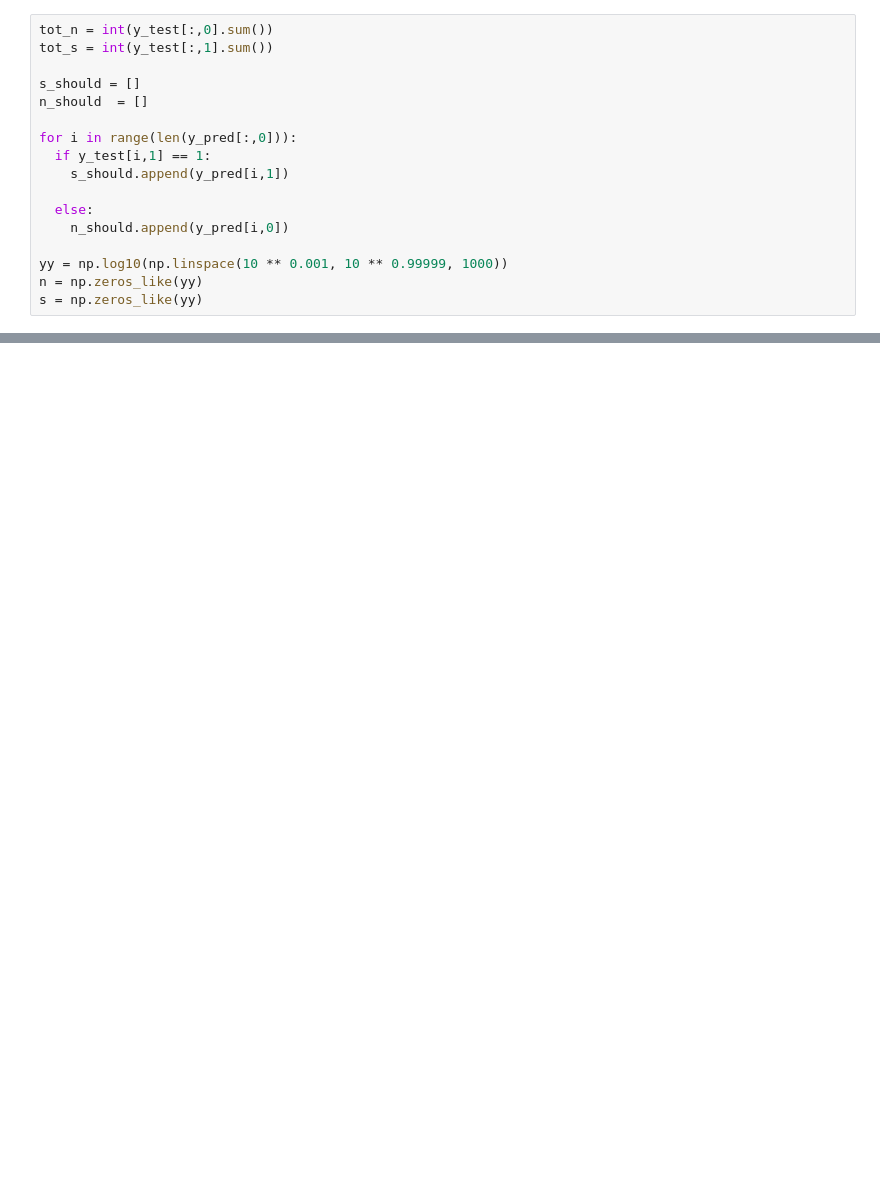
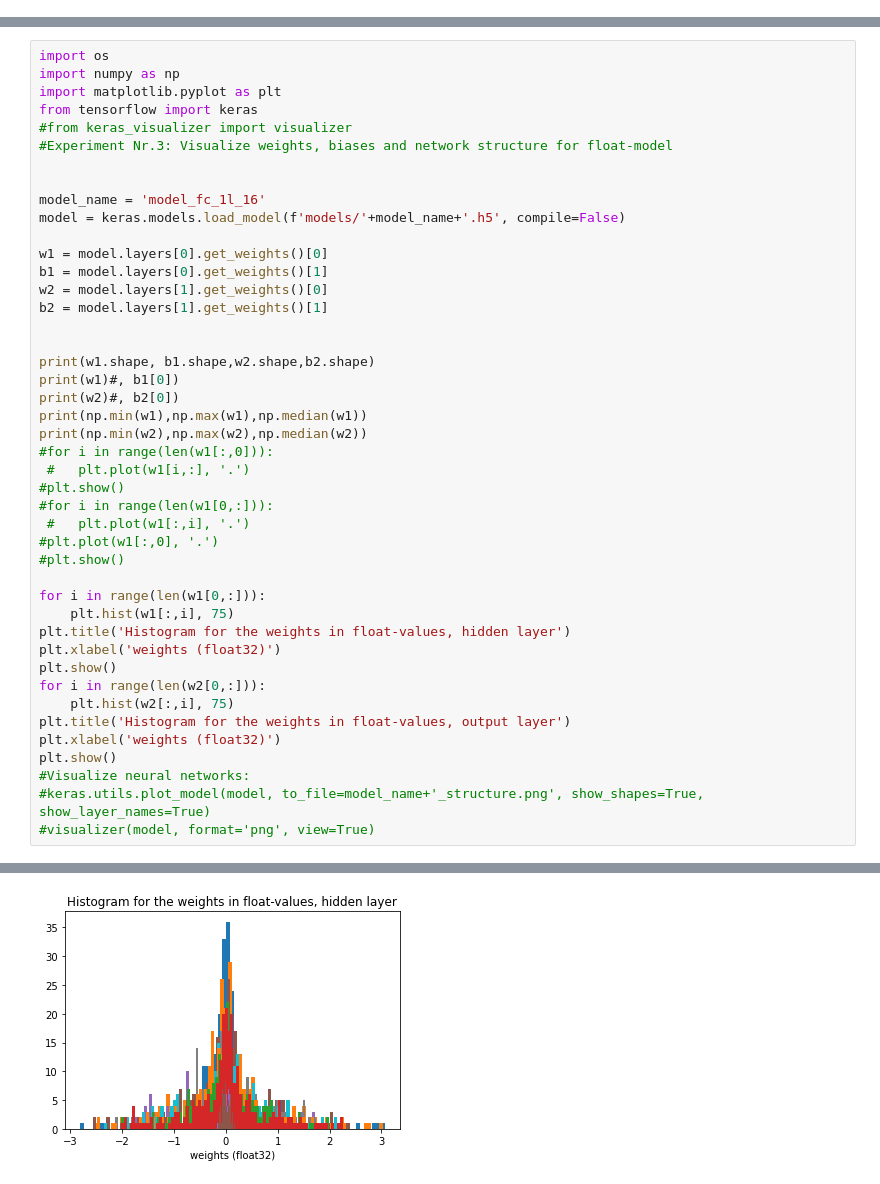
Before and after one commit to luca-rigon/Intelligent-trigger, a Jupyter notebook: experiments2.ipynb, the cells around one changed output, grey strips where cells are left out. Drawn from its saved outputs; the diff is of its cells as text; blank space fills up the shorter version.

```diff
--- a/experiments2.ipynb
+++ b/experiments2.ipynb
@@ -154,17 +89,0 @@ print(y_pred)
-# %%
-tot_n = int(y_test[:,0].sum())
-tot_s = int(y_test[:,1].sum())
-
-s_should = []
-n_should  = []
-
-for i in range(len(y_pred[:,0])):
-  if y_test[i,1] == 1:
-    s_should.append(y_pred[i,1])
-
-  else:
-    n_should.append(y_pred[i,0])
-
-yy = np.log10(np.linspace(10 ** 0.001, 10 ** 0.99999, 1000))
-n = np.zeros_like(yy)
-s = np.zeros_like(yy)
@@ -201,0 +298,45 @@ plt.show()
+# %%
+import os
+import numpy as np
+import matplotlib.pyplot as plt
+from tensorflow import keras
+#from keras_visualizer import visualizer
+#Experiment Nr.3: Visualize weights, biases and network structure for float-model
+
+
+model_name = 'model_fc_1l_16'
+model = keras.models.load_model(f'models/'+model_name+'.h5', compile=False)
+
+w1 = model.layers[0].get_weights()[0]
+b1 = model.layers[0].get_weights()[1]
+w2 = model.layers[1].get_weights()[0]
+b2 = model.layers[1].get_weights()[1]
+
+
+print(w1.shape, b1.shape,w2.shape,b2.shape)
+print(w1)#, b1[0])
+print(w2)#, b2[0])
+print(np.min(w1),np.max(w1),np.median(w1))
+print(np.min(w2),np.max(w2),np.median(w2))
+#for i in range(len(w1[:,0])):
+ #   plt.plot(w1[i,:], '.')
+#plt.show()
+#for i in range(len(w1[0,:])):
+ #   plt.plot(w1[:,i], '.')
+#plt.plot(w1[:,0], '.')
+#plt.show()
+
+for i in range(len(w1[0,:])):
+    plt.hist(w1[:,i], 75)
+plt.title('Histogram for the weights in float-values, hidden layer')
+plt.xlabel('weights (float32)')
+plt.show()
+for i in range(len(w2[0,:])):
+    plt.hist(w2[:,i], 75)
+plt.title('Histogram for the weights in float-values, output layer')
+plt.xlabel('weights (float32)')
+plt.show()
+#Visualize neural networks:
+#keras.utils.plot_model(model, to_file=model_name+'_structure.png', show_shapes=True, show_layer_names=True)
+#visualizer(model, format='png', view=True)
+# %% [output]
@@ -201,0 +360 @@ plt.show()
+[figure, added]
```
Also changed, not shown: parts of 23 cells of this notebook, 3 other files.
